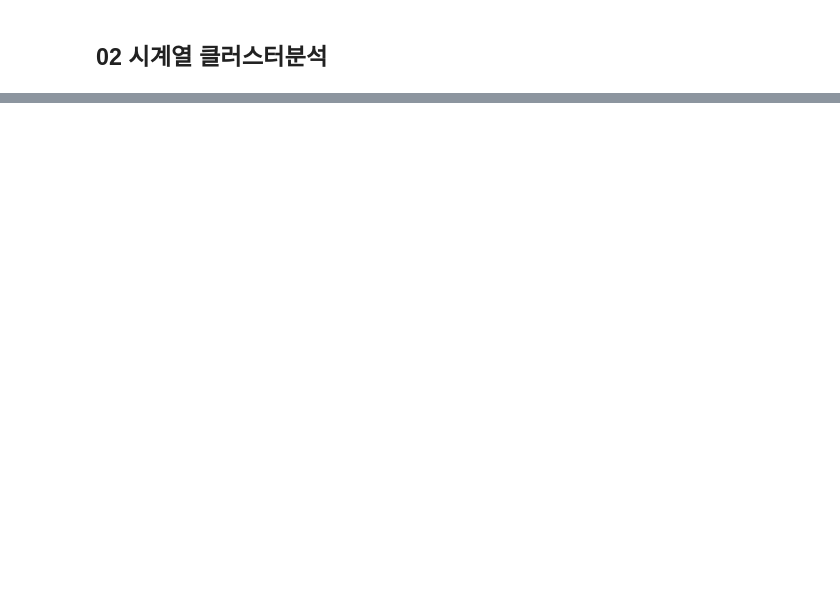
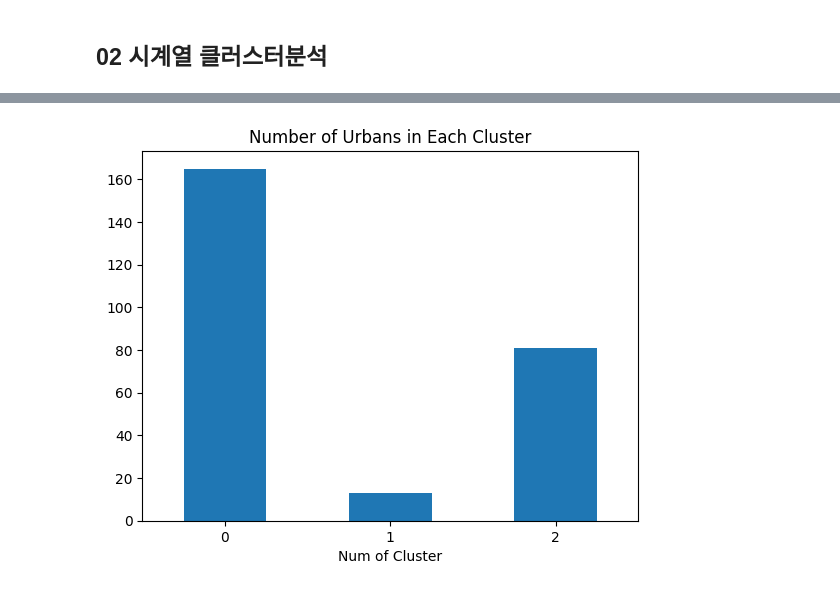
Before and after one commit to applewoods/Population_Analysis, a Jupyter notebook: Population_Preprocessing.ipynb, the cells around one changed output, grey strips where cells are left out. Drawn from its saved outputs; the diff is of its cells as text; code cells hidden in the pictures; blank space fills up the shorter version.

```diff
--- a/Population_Preprocessing.ipynb
+++ b/Population_Preprocessing.ipynb
@@ -164,0 +288,12 @@ Name: count, dtype: int64
+# %%
+best_K = 3
+
+# 시군구 Cluster 분류
+y_pred = pred_list[best_K - 1]
+index_sido = [x[0] for x in index_values]
+index_sigungu = [x[1] for x in index_values]
+
+result_list = [[sido, sigun, num] for sido, sigun, num in zip(index_sido, index_sigungu, y_pred)]
+result_df = pd.DataFrame(result_list, columns= ['행정구역(시도)', '행정구역(시군구)별', 'cluster_n'])
+result_df.to_excel(SAVE_PATH + 'Cluster Predict.xlsx', index= False)
+# result_df.head()
@@ -164,0 +304,9 @@ Name: count, dtype: int64
+# %%
+result_df['cluster_n'].value_counts().sort_index().plot(kind= 'bar')
+plt.title('Number of Urbans in Each Cluster')
+plt.xlabel('Num of Cluster')
+plt.xticks(rotation=0)
+plt.savefig(SAVE_PATH + 'Number of Urbans in Each Cluster Vis.png')
+plt.show()
+# %% [output]
+[figure, added]
```
Also changed, not shown: parts of 37 cells of this notebook.
